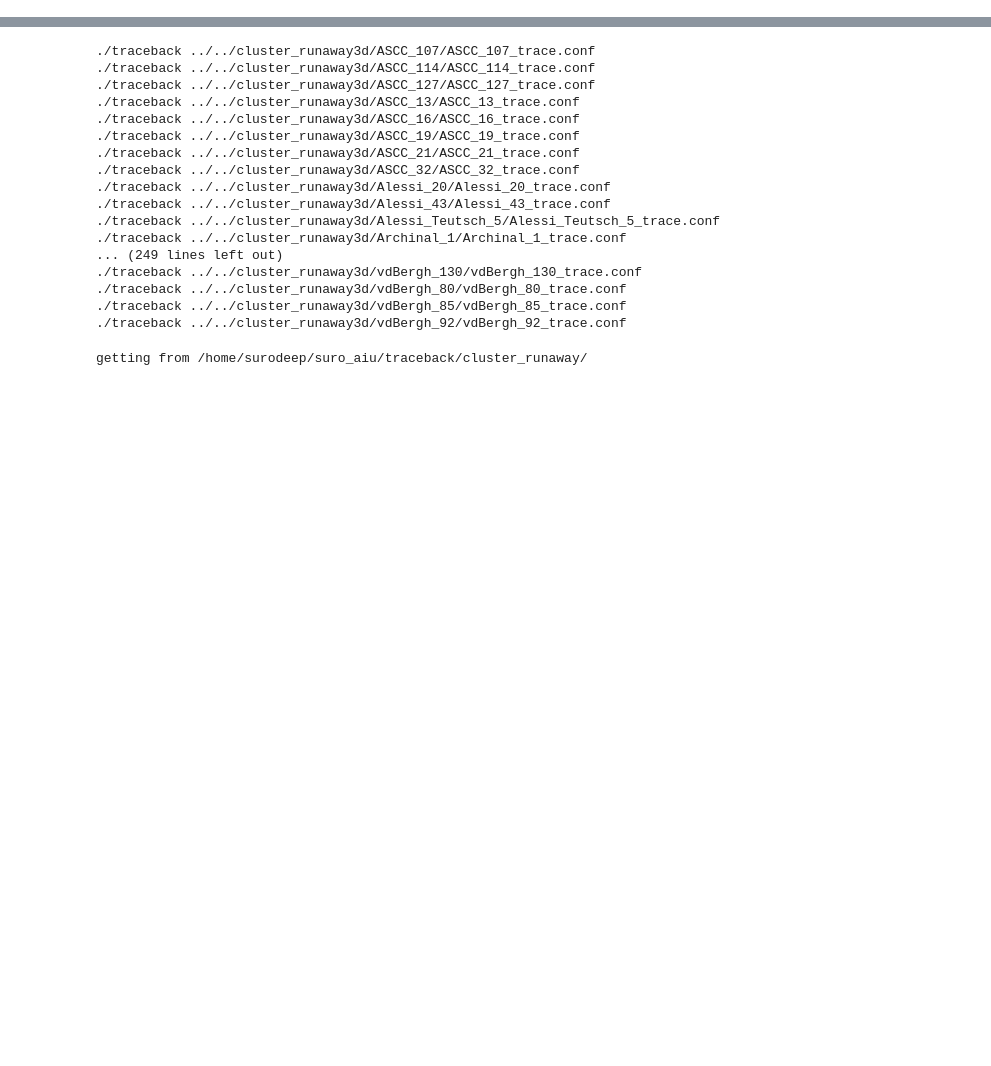
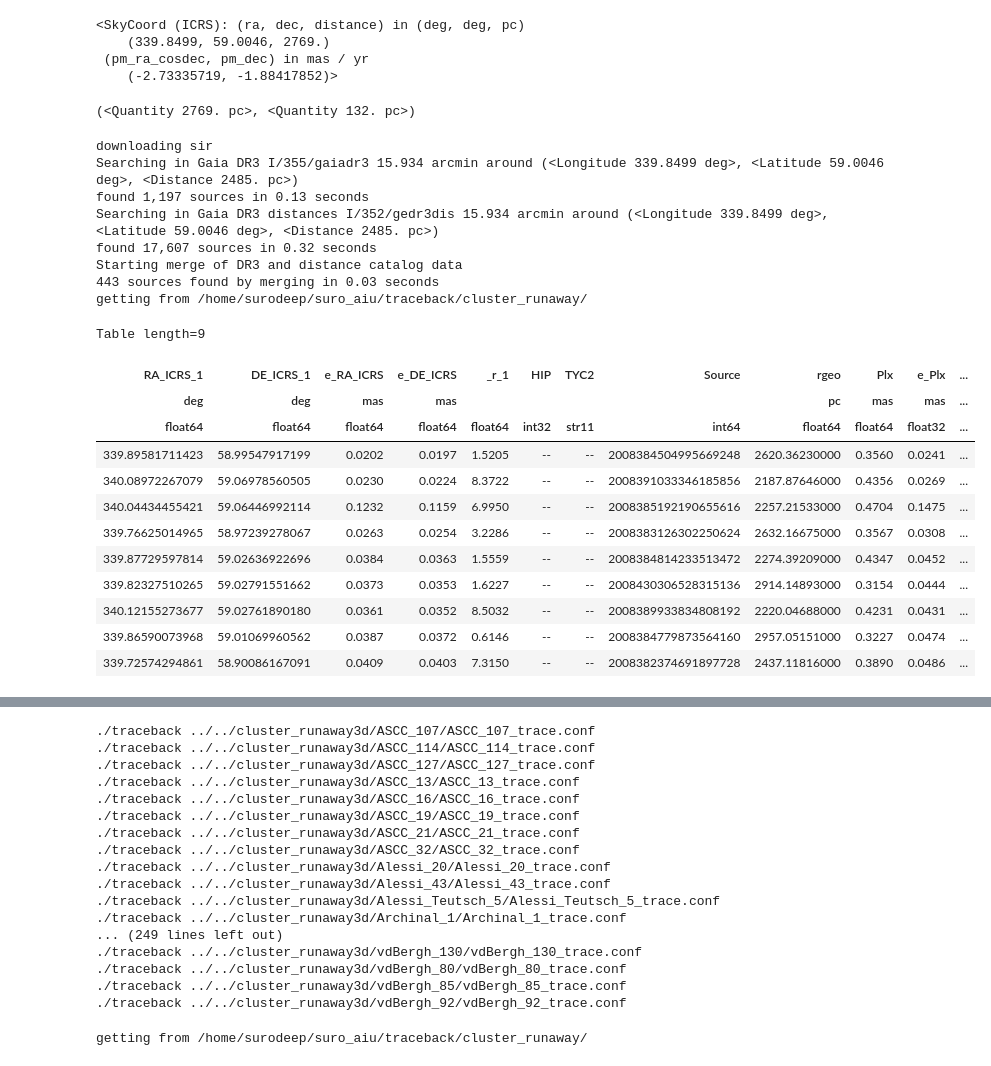
Before and after one commit to surodeep26/Runaway-Stars, a Jupyter notebook: v16.ipynb, the cells around one changed output, grey strips where cells are left out. Drawn from its saved outputs; the diff is of its cells as text; code cells hidden in the pictures; blank space fills up the shorter version.

```diff
--- a/v16.ipynb
+++ b/v16.ipynb
@@ -5,3 +5,42 @@ from astropy.coordinates import Galactocentric
 cl = Cluster('Berkeley_97')
 sc = cl.stars_in_region(2008430237808841600)['SkyCoord']
 sc.transform_to(Galactocentric)
+# %%
+cl.skycoord
+# %% [output]
+<SkyCoord (ICRS): (ra, dec, distance) in (deg, deg, pc)
+    (339.8499, 59.0046, 2769.)
+ (pm_ra_cosdec, pm_dec) in mas / yr
+    (-2.73335719, -1.88417852)>
+# %%
+cl.distance, cl.e_distance
+# %% [output]
+(<Quantity 2769. pc>, <Quantity 132. pc>)
+# %%
+%run runaway_functionsv3
+cl = Cluster('Berkeley_97')
+# sir = cl.stars_in_region()
+run = cl.runaways_all()
+run
+# %% [output]
+downloading sir
+Searching in Gaia DR3 I/355/gaiadr3 15.934 arcmin around (<Longitude 339.8499 deg>, <Latitude 59.0046 deg>, <Distance 2485. pc>)
+found 1,197 sources in 0.13 seconds
+Searching in Gaia DR3 distances I/352/gedr3dis 15.934 arcmin around (<Longitude 339.8499 deg>, <Latitude 59.0046 deg>, <Distance 2485. pc>)
+found 17,607 sources in 0.32 seconds
+Starting merge of DR3 and distance catalog data
+443 sources found by merging in 0.03 seconds
+getting from /home/surodeep/suro_aiu/traceback/cluster_runaway/
+Table length=9
+| RA_ICRS_1 | DE_ICRS_1 | e_RA_ICRS | e_DE_ICRS | _r_1 | HIP | TYC2 | Source | rgeo | Plx | e_Plx | ... |
+| deg | deg | mas | mas |  |  |  |  | pc | mas | mas | ... |
+| float64 | float64 | float64 | float64 | float64 | int32 | str11 | int64 | float64 | float64 | float32 | ... |
+| 339.89581711423 | 58.99547917199 | 0.0202 | 0.0197 | 1.5205 | -- | -- | 2008384504995669248 | 2620.36230000 | 0.3560 | 0.0241 | ... |
+| 340.08972267079 | 59.06978560505 | 0.0230 | 0.0224 | 8.3722 | -- | -- | 2008391033346185856 | 2187.87646000 | 0.4356 | 0.0269 | ... |
+| 340.04434455421 | 59.06446992114 | 0.1232 | 0.1159 | 6.9950 | -- | -- | 2008385192190655616 | 2257.21533000 | 0.4704 | 0.1475 | ... |
+| 339.76625014965 | 58.97239278067 | 0.0263 | 0.0254 | 3.2286 | -- | -- | 2008383126302250624 | 2632.16675000 | 0.3567 | 0.0308 | ... |
+| 339.87729597814 | 59.02636922696 | 0.0384 | 0.0363 | 1.5559 | -- | -- | 2008384814233513472 | 2274.39209000 | 0.4347 | 0.0452 | ... |
+| 339.82327510265 | 59.02791551662 | 0.0373 | 0.0353 | 1.6227 | -- | -- | 2008430306528315136 | 2914.14893000 | 0.3154 | 0.0444 | ... |
+| 340.12155273677 | 59.02761890180 | 0.0361 | 0.0352 | 8.5032 | -- | -- | 2008389933834808192 | 2220.04688000 | 0.4231 | 0.0431 | ... |
+| 339.86590073968 | 59.01069960562 | 0.0387 | 0.0372 | 0.6146 | -- | -- | 2008384779873564160 | 2957.05151000 | 0.3227 | 0.0474 | ... |
+| 339.72574294861 | 58.90086167091 | 0.0409 | 0.0403 | 7.3150 | -- | -- | 2008382374691897728 | 2437.11816000 | 0.3890 | 0.0486 | ... |
```
Also changed, not shown: parts of 8 cells of this notebook, 2 other files.
